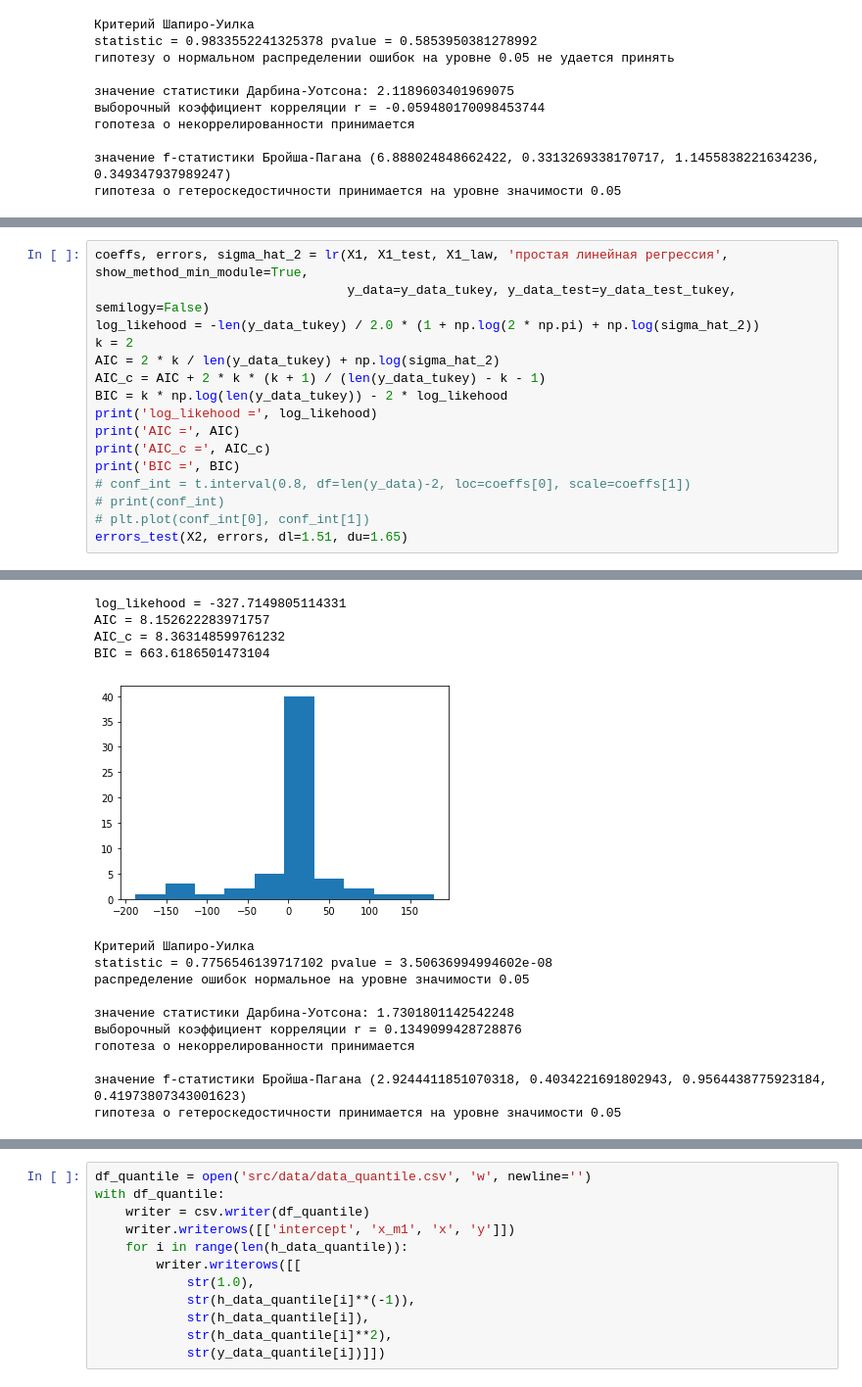
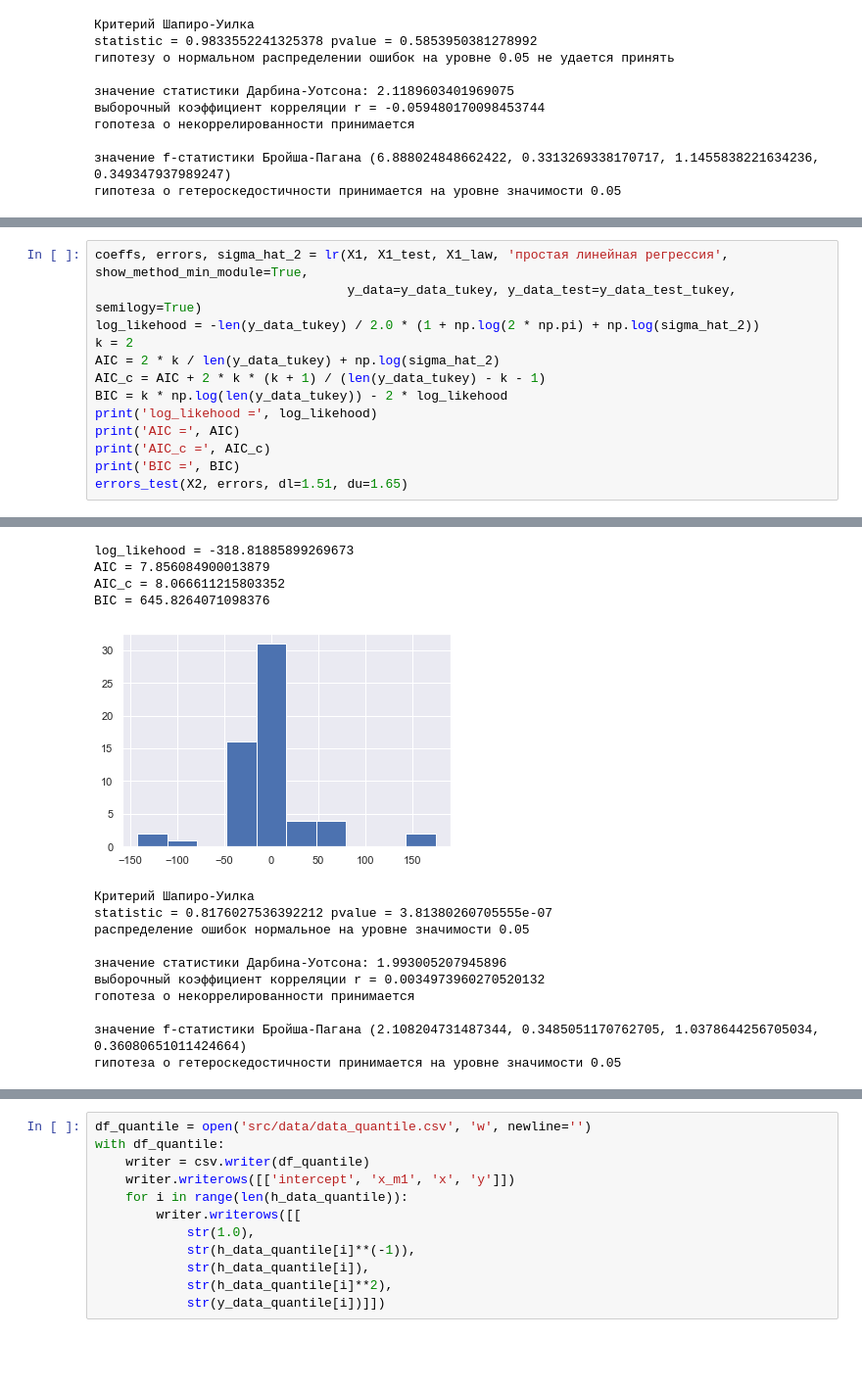
Before and after one commit to KorolevEgor/Econometrics, a Jupyter notebook: prog.ipynb, the cells around one changed output, grey strips where cells are left out. Shown at 98% size. Saved outputs shown, nothing was run; the diff lists cells and outputs as text; blank space fills up the shorter version.

```diff
--- a/prog.ipynb
+++ b/prog.ipynb
@@ -635,6 +642,6 @@ plt.show()
 # %%
 coeffs, errors, sigma_hat_2 = lr(X1, X1_test, X1_law, 'простая линейная регрессия', show_method_min_module=True,
-                                 y_data=y_data_tukey, y_data_test=y_data_test_tukey, semilogy=False)
+                                 y_data=y_data_tukey, y_data_test=y_data_test_tukey, semilogy=True)
 log_likehood = -len(y_data_tukey) / 2.0 * (1 + np.log(2 * np.pi) + np.log(sigma_hat_2))
 k = 2
 AIC = 2 * k / len(y_data_tukey) + np.log(sigma_hat_2)
@@ -644,9 +651,6 @@ print('log_likehood =', log_likehood)
 print('AIC =', AIC)
 print('AIC_c =', AIC_c)
 print('BIC =', BIC)
-# conf_int = t.interval(0.8, df=len(y_data)-2, loc=coeffs[0], scale=coeffs[1])
-# print(conf_int)
-# plt.plot(conf_int[0], conf_int[1])
 errors_test(X2, errors, dl=1.51, du=1.65)
 # %% [output]
 n = 60
@@ -671,15 +674,15 @@ min modules coeffs: [-4.12597722  2.69599383]
-log_likehood = -327.7149805114331
-AIC = 8.152622283971757
-AIC_c = 8.363148599761232
-BIC = 663.6186501473104
+log_likehood = -318.81885899269673
+AIC = 7.856084900013879
+AIC_c = 8.066611215803352
+BIC = 645.8264071098376
-[figure, old version]
+[figure, new version]
 Критерий Шапиро-Уилка
-statistic = 0.7756546139717102 pvalue = 3.50636994994602e-08
+statistic = 0.8176027536392212 pvalue = 3.81380260705555e-07
 распределение ошибок нормальное на уровне значимости 0.05
 
-значение статистики Дарбина-Уотсона: 1.7301801142542248
-выборочный коэффициент корреляции r = 0.1349099428728876
+значение статистики Дарбина-Уотсона: 1.993005207945896
+выборочный коэффициент корреляции r = 0.0034973960270520132
 гопотеза о некоррелированности принимается
 
-значение f-статистики Бройша-Пагана (2.9244411851070318, 0.4034221691802943, 0.9564438775923184, 0.41973807343001623)
+значение f-статистики Бройша-Пагана (2.108204731487344, 0.3485051170762705, 1.0378644256705034, 0.36080651011424664)
 гипотеза о гетероскедостичности принимается на уровне значимости 0.05
```
Also changed, not shown: parts of 25 cells of this notebook, 13 other files.
